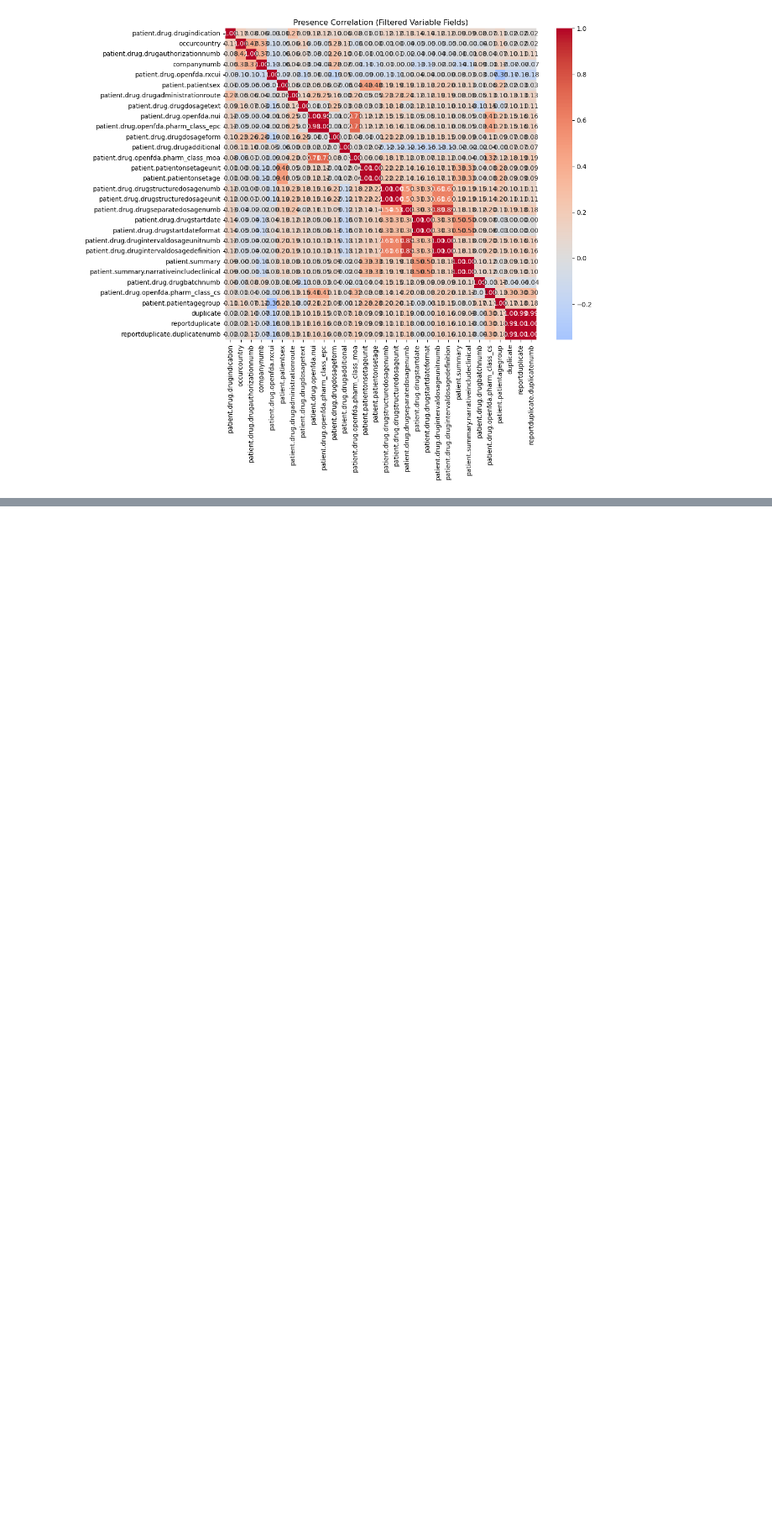
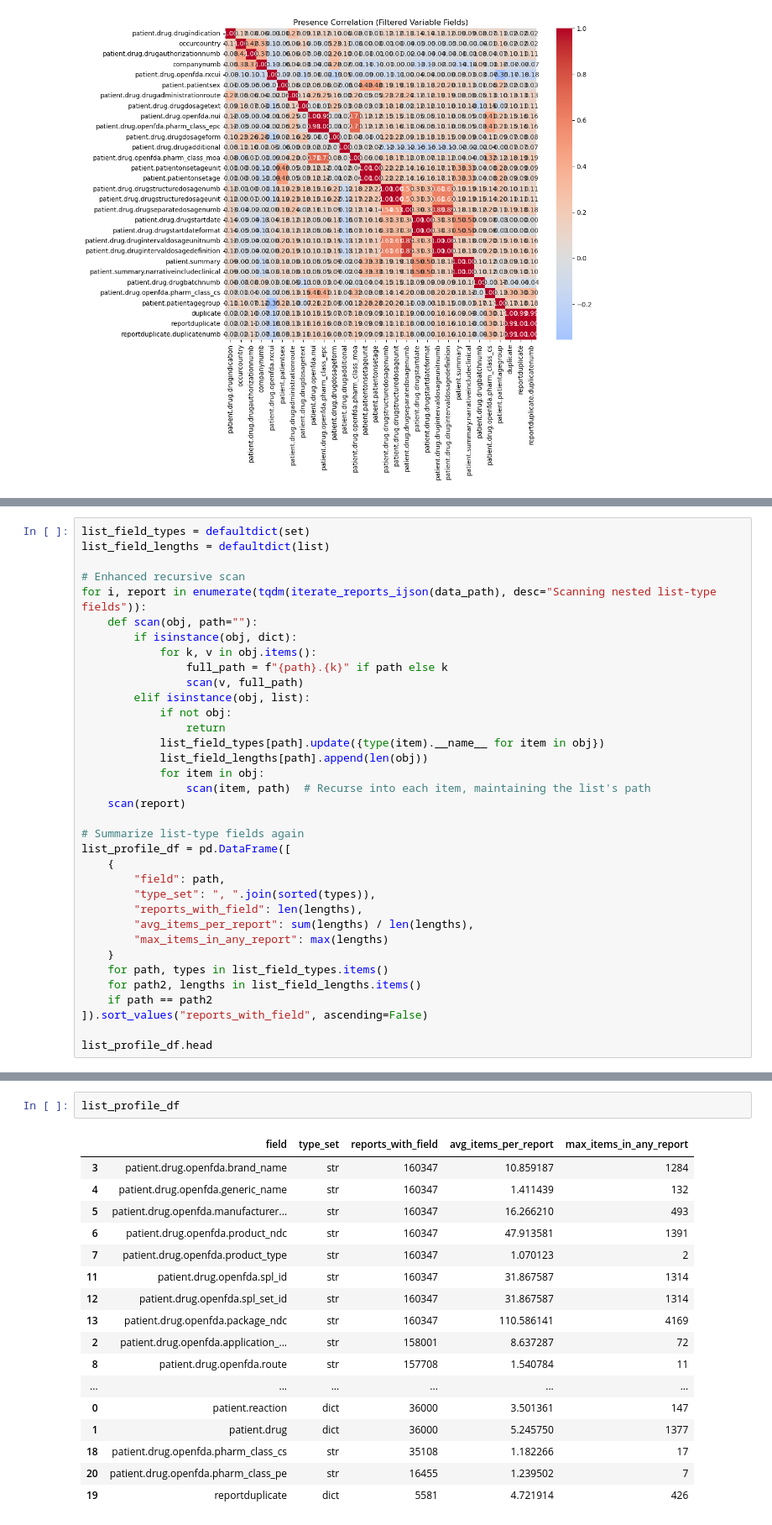
Before and after one commit to MaciejSzwedowicz/Maciej_Sz_BEP, a Jupyter notebook: notebooks/OpenFDA_Structure_Analysis.ipynb, the cells around one changed output, grey strips where cells are left out. Shown at 84% size. Drawn from its saved outputs; the diff is of its cells as text; blank space fills up the shorter version.

Commit message:
updated openfda_structure_analysis
also generated 2 csvs

```diff
--- a/notebooks/OpenFDA_Structure_Analysis.ipynb
+++ b/notebooks/OpenFDA_Structure_Analysis.ipynb
@@ -427,0 +471,35 @@ plt.show()
+# %%
+list_field_types = defaultdict(set)
+list_field_lengths = defaultdict(list)
+
+# Enhanced recursive scan
+for i, report in enumerate(tqdm(iterate_reports_ijson(data_path), desc="Scanning nested list-type fields")):
+    def scan(obj, path=""):
+        if isinstance(obj, dict):
+            for k, v in obj.items():
+                full_path = f"{path}.{k}" if path else k
+                scan(v, full_path)
+        elif isinstance(obj, list):
+            if not obj:
+                return
+            list_field_types[path].update({type(item).__name__ for item in obj})
+            list_field_lengths[path].append(len(obj))
+            for item in obj:
+                scan(item, path)  # Recurse into each item, maintaining the list's path
+    scan(report)
+
+# Summarize list-type fields again
+list_profile_df = pd.DataFrame([
+    {
+        "field": path,
+        "type_set": ", ".join(sorted(types)),
+        "reports_with_field": len(lengths),
+        "avg_items_per_report": sum(lengths) / len(lengths),
+        "max_items_in_any_report": max(lengths)
+    }
+    for path, types in list_field_types.items()
+    for path2, lengths in list_field_lengths.items()
+    if path == path2
+]).sort_values("reports_with_field", ascending=False)
+
+list_profile_df.head
@@ -427,0 +524,20 @@ plt.show()
+# %%
+list_profile_df
+# %% [output]
+|  | field | type_set | reports_with_field | avg_items_per_report | max_items_in_any_report |
+| 3 | patient.drug.openfda.brand_name | str | 160347 | 10.859187 | 1284 |
+| 4 | patient.drug.openfda.generic_name | str | 160347 | 1.411439 | 132 |
+| 5 | patient.drug.openfda.manufacturer... | str | 160347 | 16.266210 | 493 |
+| 6 | patient.drug.openfda.product_ndc | str | 160347 | 47.913581 | 1391 |
+| 7 | patient.drug.openfda.product_type | str | 160347 | 1.070123 | 2 |
+| 11 | patient.drug.openfda.spl_id | str | 160347 | 31.867587 | 1314 |
+| 12 | patient.drug.openfda.spl_set_id | str | 160347 | 31.867587 | 1314 |
+| 13 | patient.drug.openfda.package_ndc | str | 160347 | 110.586141 | 4169 |
+| 2 | patient.drug.openfda.application_... | str | 158001 | 8.637287 | 72 |
+| 8 | patient.drug.openfda.route | str | 157708 | 1.540784 | 11 |
+| ... | ... | ... | ... | ... | ... |
+| 0 | patient.reaction | dict | 36000 | 3.501361 | 147 |
+| 1 | patient.drug | dict | 36000 | 5.245750 | 1377 |
+| 18 | patient.drug.openfda.pharm_class_cs | str | 35108 | 1.182266 | 17 |
+| 20 | patient.drug.openfda.pharm_class_pe | str | 16455 | 1.239502 | 7 |
+| 19 | reportduplicate | dict | 5581 | 4.721914 | 426 |
```
Also changed, not shown: parts of 6 cells of this notebook, 2 other files.
